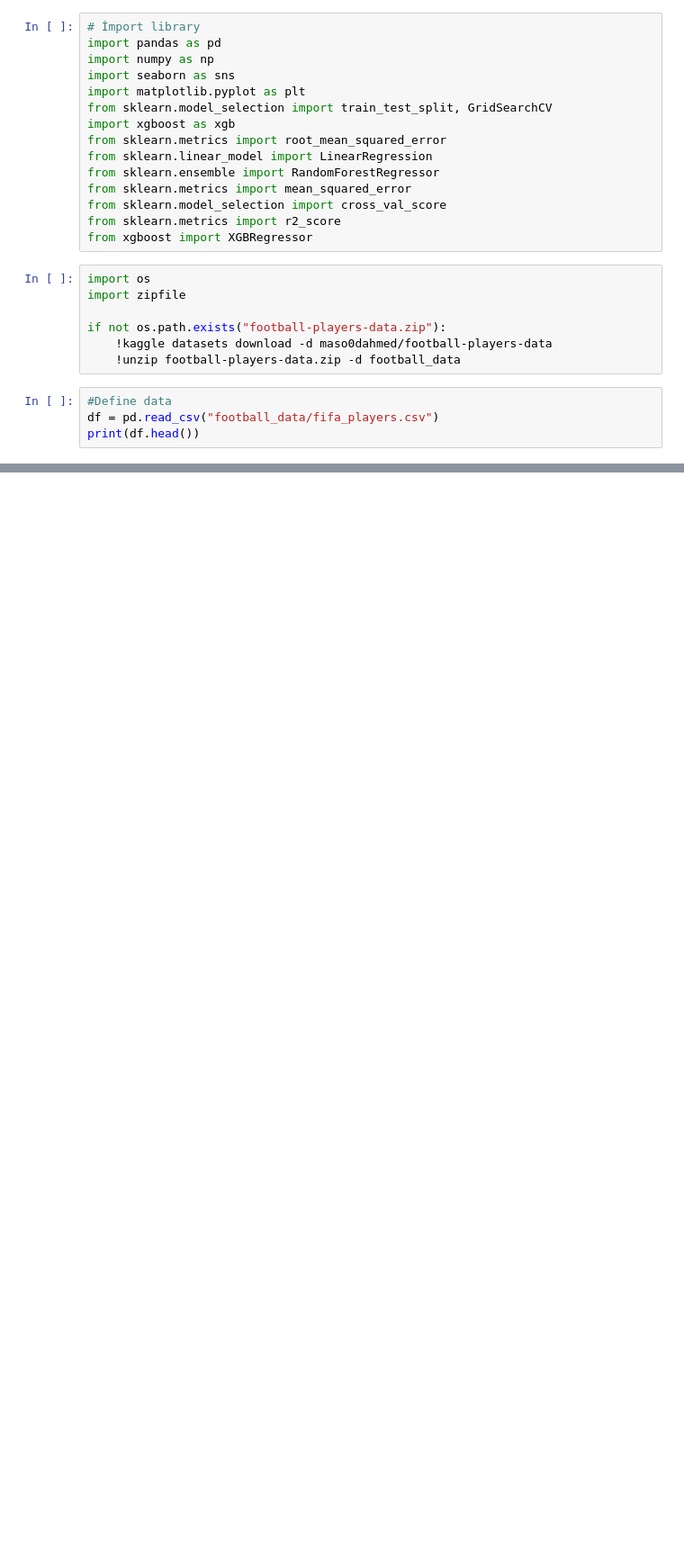
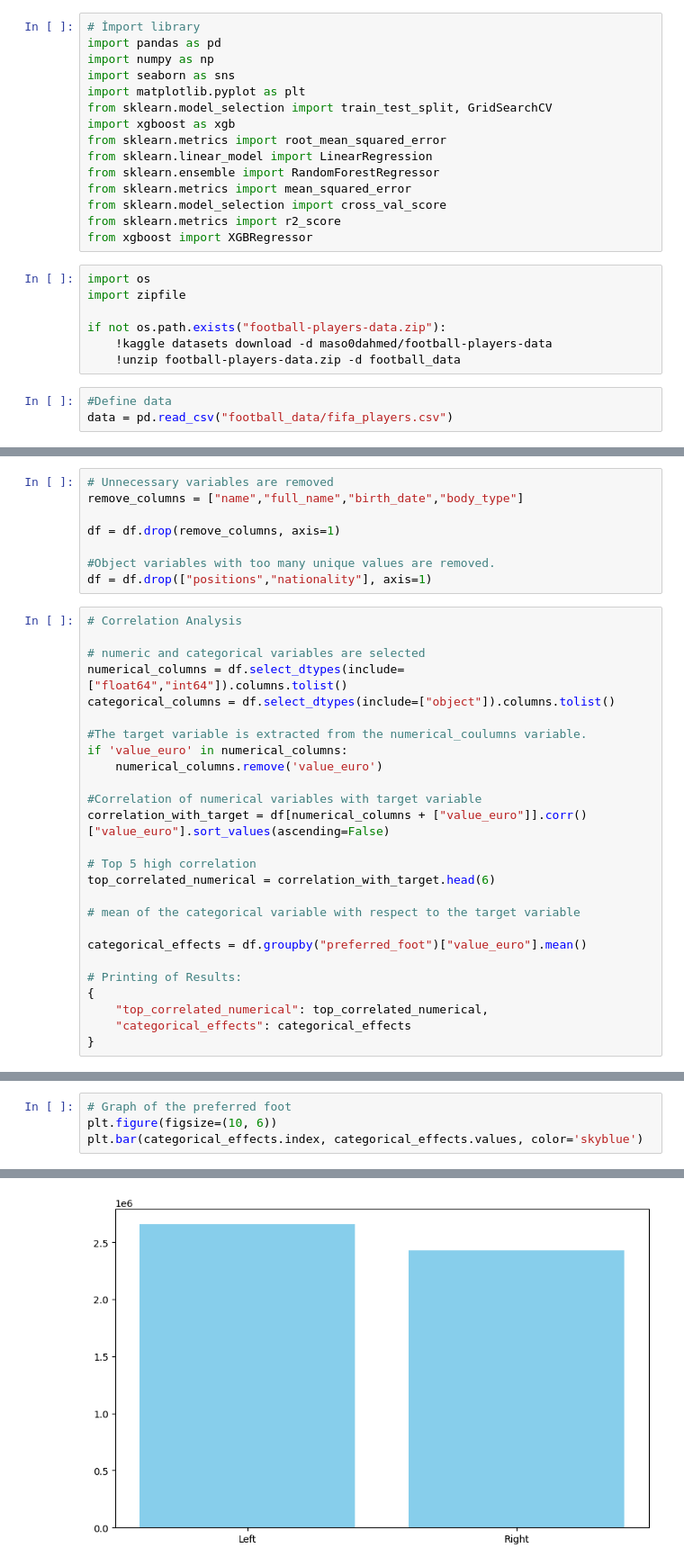
Before and after one commit to Gokhan-Balta/Value-Euro-Forecast, a Jupyter notebook: value_euro_forecast.ipynb, the cells around one changed output, grey strips where cells are left out. Shown at 90% size. Drawn from its saved outputs; the diff is of its cells as text; blank space fills up the shorter version.

Commit message:
Data Pre-Processing

```diff
--- a/value_euro_forecast.ipynb
+++ b/value_euro_forecast.ipynb
@@ -22,5 +22,4 @@ if not os.path.exists("football-players-data.zip"):
     !unzip football-players-data.zip -d football_data
 # %%
 #Define data
-df = pd.read_csv("football_data/fifa_players.csv")
-print(df.head())
+data = pd.read_csv("football_data/fifa_players.csv")
@@ -44,0 +91,34 @@ print(df.head())
+# %%
+# Unnecessary variables are removed
+remove_columns = ["name","full_name","birth_date","body_type"]
+
+df = df.drop(remove_columns, axis=1)
+
+#Object variables with too many unique values are removed.
+df = df.drop(["positions","nationality"], axis=1)
+# %%
+# Correlation Analysis
+
+# numeric and categorical variables are selected
+numerical_columns = df.select_dtypes(include=["float64","int64"]).columns.tolist()
+categorical_columns = df.select_dtypes(include=["object"]).columns.tolist()
+
+#The target variable is extracted from the numerical_coulumns variable.
+if 'value_euro' in numerical_columns:
+    numerical_columns.remove('value_euro')
+
+#Correlation of numerical variables with target variable
+correlation_with_target = df[numerical_columns + ["value_euro"]].corr()["value_euro"].sort_values(ascending=False)
+
+# Top 5 high correlation
+top_correlated_numerical = correlation_with_target.head(6)
+
+# mean of the categorical variable with respect to the target variable
+
+categorical_effects = df.groupby("preferred_foot")["value_euro"].mean()
+
+# Printing of Results:
+{
+    "top_correlated_numerical": top_correlated_numerical,
+    "categorical_effects": categorical_effects
+}
@@ -44,0 +137,5 @@ print(df.head())
+# %%
+# Graph of the preferred foot
+plt.figure(figsize=(10, 6))
+plt.bar(categorical_effects.index, categorical_effects.values, color='skyblue')
+# %% [output]
@@ -44,0 +143 @@ print(df.head())
+[figure, added]
```
Also changed, not shown: parts of 11 cells of this notebook.
